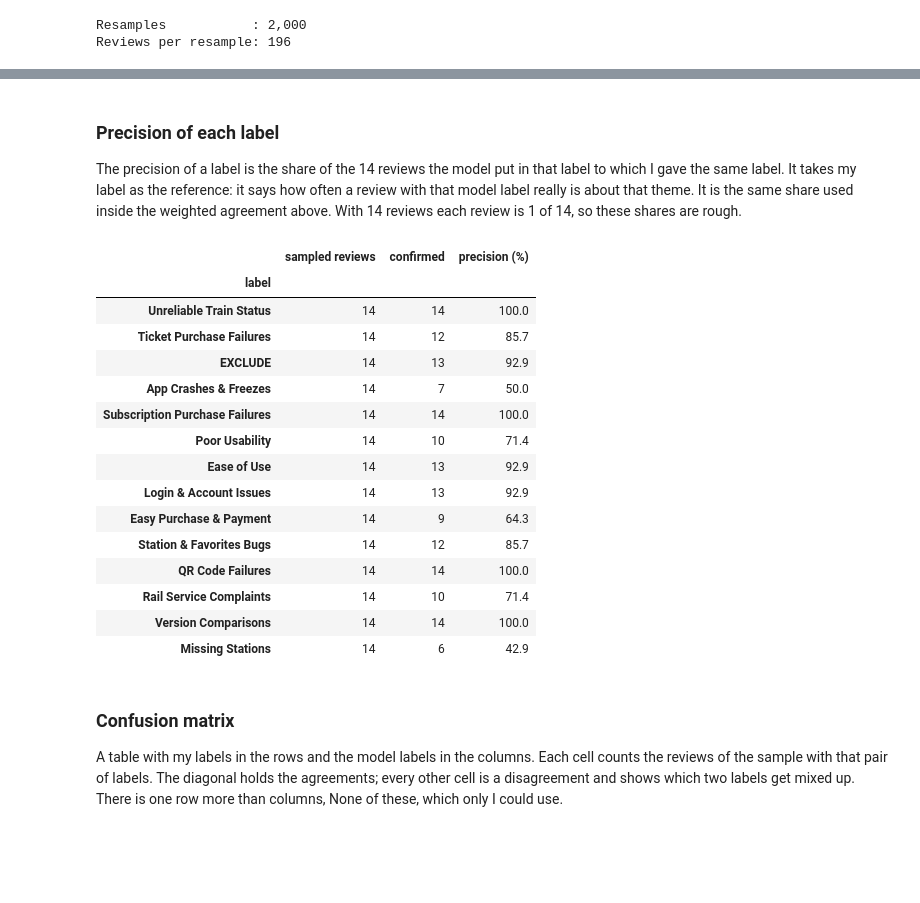
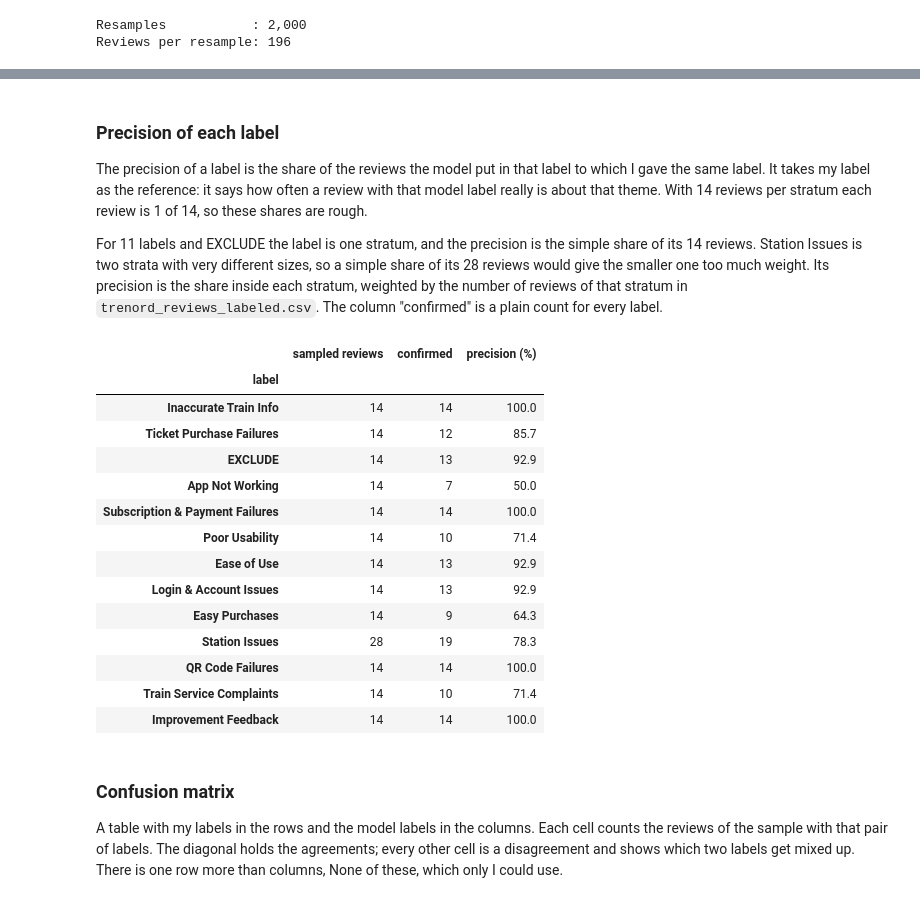
Before and after one commit to paolotroia-datavizlab/trenord-reviews-bertopic, a Jupyter notebook: notebooks/08_label_validation.ipynb, the cells around one changed output, grey strips where cells are left out. Cells and saved outputs as stored; diff of their text form; code cells hidden in the pictures; blank space fills up the shorter version.

```diff
--- a/notebooks/08_label_validation.ipynb
+++ b/notebooks/08_label_validation.ipynb
@@ -437,8 +488,9 @@ else:
         codebook_worksheet.column_dimensions["B"].width = 14
         codebook_worksheet.column_dimensions["C"].width = 70
 
-    # The hidden key: the model label of each sample_id. It stays closed until the coding is done.
-    key_df = sample_df[["sample_id", "topic_label"]].rename(columns={"topic_label": "model_label"})
+    # The hidden key: the model label of each sample_id, which is also its stratum.
+    # It stays closed until the coding is done.
+    key_df = sample_df[["sample_id", "stratum"]].rename(columns={"stratum": "model_label"})
     key_df.to_csv(KEY_PATH, index=False, encoding="utf-8-sig")
 
     print("Created labeling/validation_sample.xlsx and labeling/validation_key.csv")
@@ -616,19 +705,19 @@ Each resample is drawn the way the sample was: 14 reviews with replacement insid
 # %%
-# --- BOOTSTRAP: RESAMPLE 14 REVIEWS INSIDE EACH MODEL LABEL ---
+# --- BOOTSTRAP: RESAMPLE 14 REVIEWS INSIDE EACH STRATUM ---
 rng = np.random.default_rng(BOOTSTRAP_SEED)
 
-# The rows of each model label in agreement_df, to draw from on every resample
-rows_of_label = {}
-for label in reviews_per_label.index:
-    rows_of_label[label] = agreement_df.index[agreement_df["model_label"] == label].to_numpy()
+# The rows of each stratum in agreement_df, to draw from on every resample
+rows_of_stratum = {}
+for stratum in reviews_per_stratum.index:
+    rows_of_stratum[stratum] = agreement_df.index[agreement_df["stratum"] == stratum].to_numpy()
 
 kappa_values = []
 raw_agreement_values = []
 weighted_agreement_values = []
 for resample_number in range(BOOTSTRAP_RESAMPLES):
     drawn_rows = []
-    for label, label_rows in rows_of_label.items():
-        drawn = rng.choice(label_rows, size=len(label_rows), replace=True)
+    for stratum, stratum_rows in rows_of_stratum.items():
+        drawn = rng.choice(stratum_rows, size=len(stratum_rows), replace=True)
         drawn_rows.extend(drawn)
     resample_df = agreement_df.loc[drawn_rows]
 
@@ -660,40 +749,59 @@ Weighted agreement, all reviews: 86.4%  (95% CI 81.6% to 90.9%)
 # %% [markdown]
 ### Precision of each label
 
-The precision of a label is the share of the 14 reviews the model put in that label to which I gave the same label. It takes my label as the reference: it says how often a review with that model label really is about that theme. It is the same share used inside the weighted agreement above. With 14 reviews each review is 1 of 14, so these shares are rough.
+The precision of a label is the share of the reviews the model put in that label to which I gave the same label. It takes my label as the reference: it says how often a review with that model label really is about that theme. With 14 reviews per stratum each review is 1 of 14, so these shares are rough.
+
+For 11 labels and EXCLUDE the label is one stratum, and the precision is the simple share of its 14 reviews. Station Issues is two strata with very different sizes, so a simple share of its 28 reviews would give the smaller one too much weight. Its precision is the share inside each stratum, weighted by the number of reviews of that stratum in `trenord_reviews_labeled.csv`. The column "confirmed" is a plain count for every label.
 # %%
 # --- PRECISION OF EACH MODEL LABEL ---
 # Same order as the stability table: largest label first
 precision_rows = []
 for label in label_order:
-    label_rows = agreement_df[agreement_df["model_label"] == label]
-    n_confirmed = int((label_rows["my_label"] == label).sum())
+    # The strata whose reviews now carry this label: two for Station Issues, one for the others
+    label_strata = []
+    for stratum in reviews_per_stratum.index:
+        if NEW_LABEL_NAMES.get(stratum, stratum) == label:
+            label_strata.append(stratum)
+
+    # Share inside each stratum, weighted by the size of the stratum. With one stratum this is
+    # the simple share of its 14 reviews.
+    n_sampled = 0
+    n_confirmed = 0
+    weighted_sum = 0.0
+    total_weight = 0
+    for stratum in label_strata:
+        stratum_rows = agreement_df[agreement_df["stratum"] == stratum]
+        n_same = int((stratum_rows["my_label"] == label).sum())
+        n_sampled += len(stratum_rows)
+        n_confirmed += n_same
+        weighted_sum += reviews_per_stratum[stratum] * n_same / len(stratum_rows)
+        total_weight += reviews_per_stratum[stratum]
+
     precision_rows.append({
         "label": label,
-        "sampled reviews": len(label_rows),
+        "sampled reviews": n_sampled,
         "confirmed": n_confirmed,
-        "precision (%)": round(n_confirmed / len(label_rows) * 100, 1),
+        "precision (%)": round(weighted_sum / total_weight * 100, 1),
     })
 
 precision_table = pd.DataFrame(precision_rows).set_index("label")
 precision_table
 # %% [output]
 |  | sampled reviews | confirmed | precision (%) |
 | label |  |  |  |
-| Unreliable Train Status | 14 | 14 | 100.0 |
+| Inaccurate Train Info | 14 | 14 | 100.0 |
 | Ticket Purchase Failures | 14 | 12 | 85.7 |
 | EXCLUDE | 14 | 13 | 92.9 |
-| App Crashes & Freezes | 14 | 7 | 50.0 |
-| Subscription Purchase Failures | 14 | 14 | 100.0 |
+| App Not Working | 14 | 7 | 50.0 |
+| Subscription & Payment Failures | 14 | 14 | 100.0 |
 | Poor Usability | 14 | 10 | 71.4 |
 | Ease of Use | 14 | 13 | 92.9 |
 | Login & Account Issues | 14 | 13 | 92.9 |
-| Easy Purchase & Payment | 14 | 9 | 64.3 |
-| Station & Favorites Bugs | 14 | 12 | 85.7 |
+| Easy Purchases | 14 | 9 | 64.3 |
+| Station Issues | 28 | 19 | 78.3 |
 | QR Code Failures | 14 | 14 | 100.0 |
-| Rail Service Complaints | 14 | 10 | 71.4 |
-| Version Comparisons | 14 | 14 | 100.0 |
-| Missing Stations | 14 | 6 | 42.9 |
+| Train Service Complaints | 14 | 10 | 71.4 |
+| Improvement Feedback | 14 | 14 | 100.0 |
 # %% [markdown]
 ### Confusion matrix
 
```
Also changed, not shown: parts of 26 cells of this notebook, 12 other files.
